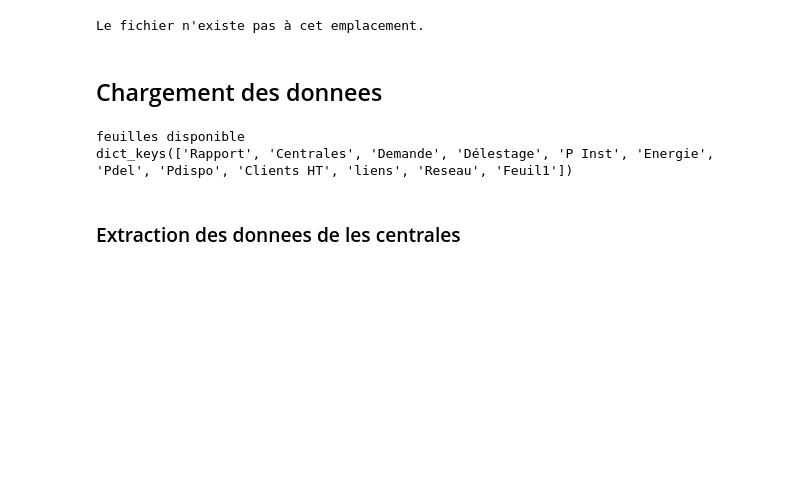
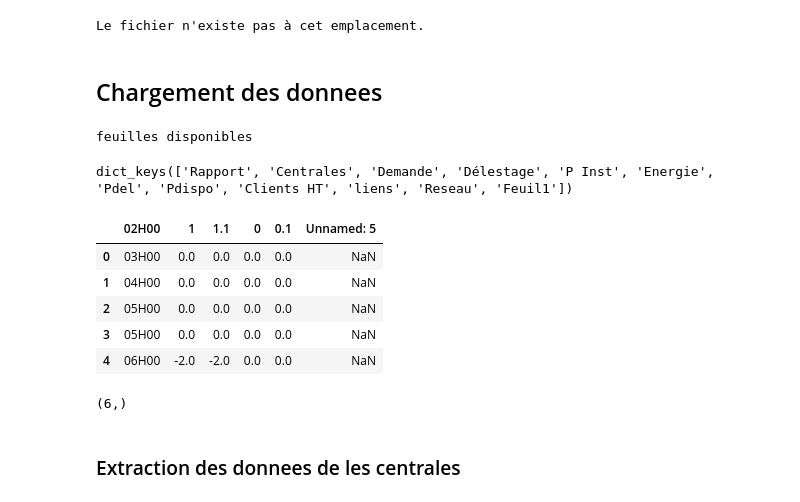
Before and after one commit to toutenergie/Mes_programmes_python_these, a Jupyter notebook: ANALYSE_DONNEES8THESE/extration1.ipynb, the cells around one changed output. Drawn from its saved outputs; the diff is of its cells as text; code cells hidden in the pictures; blank space fills up the shorter version.

```diff
--- a/ANALYSE_DONNEES8THESE/extration1.ipynb
+++ b/ANALYSE_DONNEES8THESE/extration1.ipynb
@@ -25,11 +26,25 @@ Le fichier n'existe pas à cet emplacement.
 fichier_excel = r"A:\Mes_Documents_de_these\DOCUMENTS_RECHERCHE\DOCUMENTS_DE_REPPORTS\Datasets_theses\Rapports2019\01janvier2019\01012019Ma.xlsx" # le chemain du fichier
 donnees = pd.read_excel(fichier_excel,sheet_name=None) # lecture du fichier avec tous les feuilles selon (sheet_name= None)
 # %%
-print("feuilles disponible")
-print(donnees.keys()) # la liste des feuilles  contenues dans ce classeur excel
+print("feuilles disponibles")
+donnees.keys() # la liste des feuilles  contenues dans ce classeur excel
 # %% [output]
-feuilles disponible
-dict_keys(['Rapport', 'Centrales', 'Demande', 'Délestage', 'P Inst', 'Energie', 'Pdel', 'Pdispo', 'Clients HT', 'liens', 'Reseau', 'Feuil1'])
+feuilles disponibles
+dict_keys(['Rapport', 'Centrales', 'Demande', 'Délestage', 'P Inst', 'Energie', 'Pdel', 'Pdispo', 'Clients HT', 'liens', 'Reseau', 'Feuil1'])
+# %%
+reseau = pd.read_excel(fichier_excel, skiprows=2,sheet_name='Clients HT')
+reseau.head()
+# %% [output]
+|  | 02H00 | 1 | 1.1 | 0 | 0.1 | Unnamed: 5 |
+| 0 | 03H00 | 0.0 | 0.0 | 0.0 | 0.0 | NaN |
+| 1 | 04H00 | 0.0 | 0.0 | 0.0 | 0.0 | NaN |
+| 2 | 05H00 | 0.0 | 0.0 | 0.0 | 0.0 | NaN |
+| 3 | 05H00 | 0.0 | 0.0 | 0.0 | 0.0 | NaN |
+| 4 | 06H00 | -2.0 | -2.0 | 0.0 | 0.0 | NaN |
+# %%
+reseau.columns.shape
+# %% [output]
+(6,)
 # %% [markdown]
 ### Extraction des donnees de les centrales
 # %%
```
Also changed, not shown: parts of 15 cells of this notebook, 8 other files.
